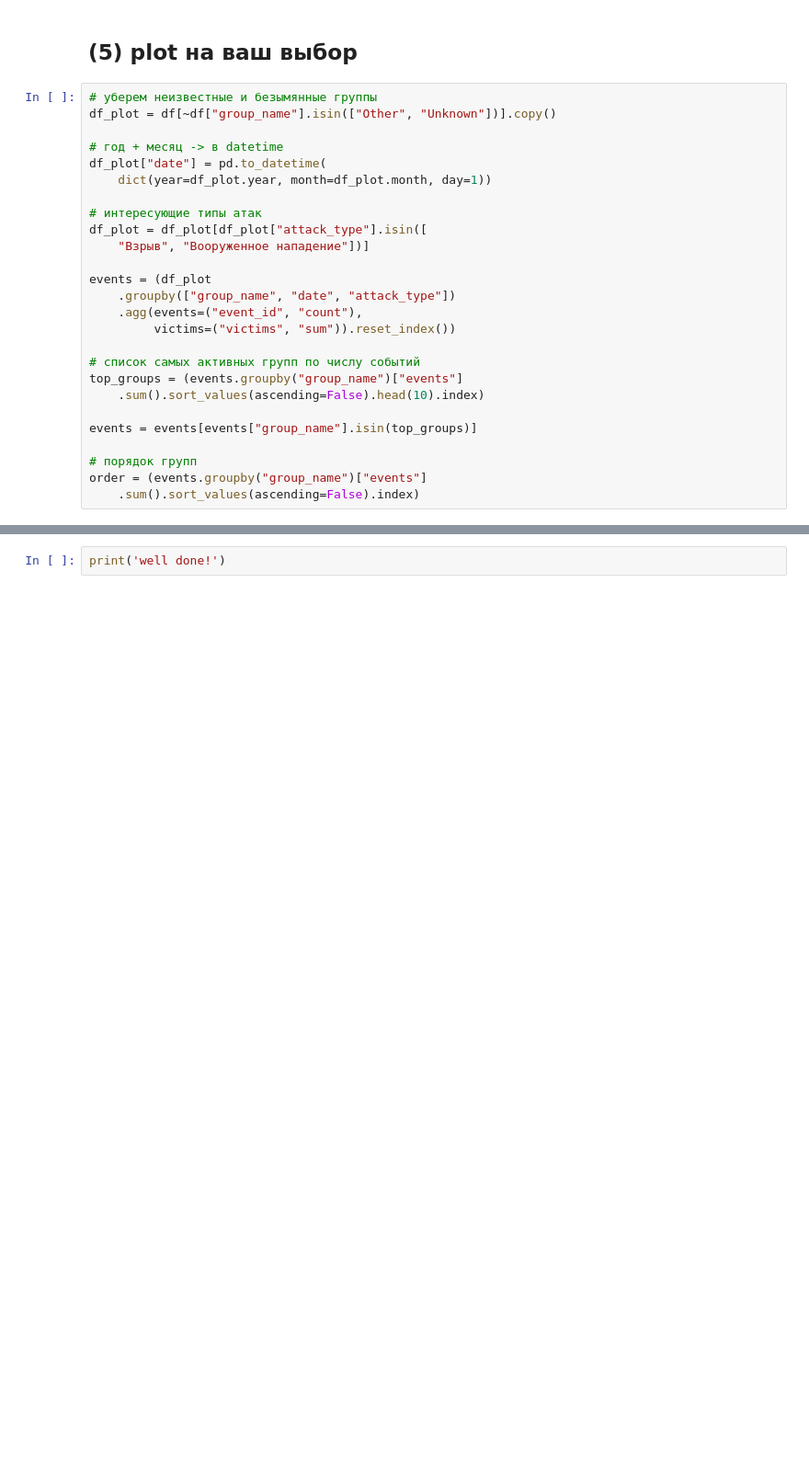
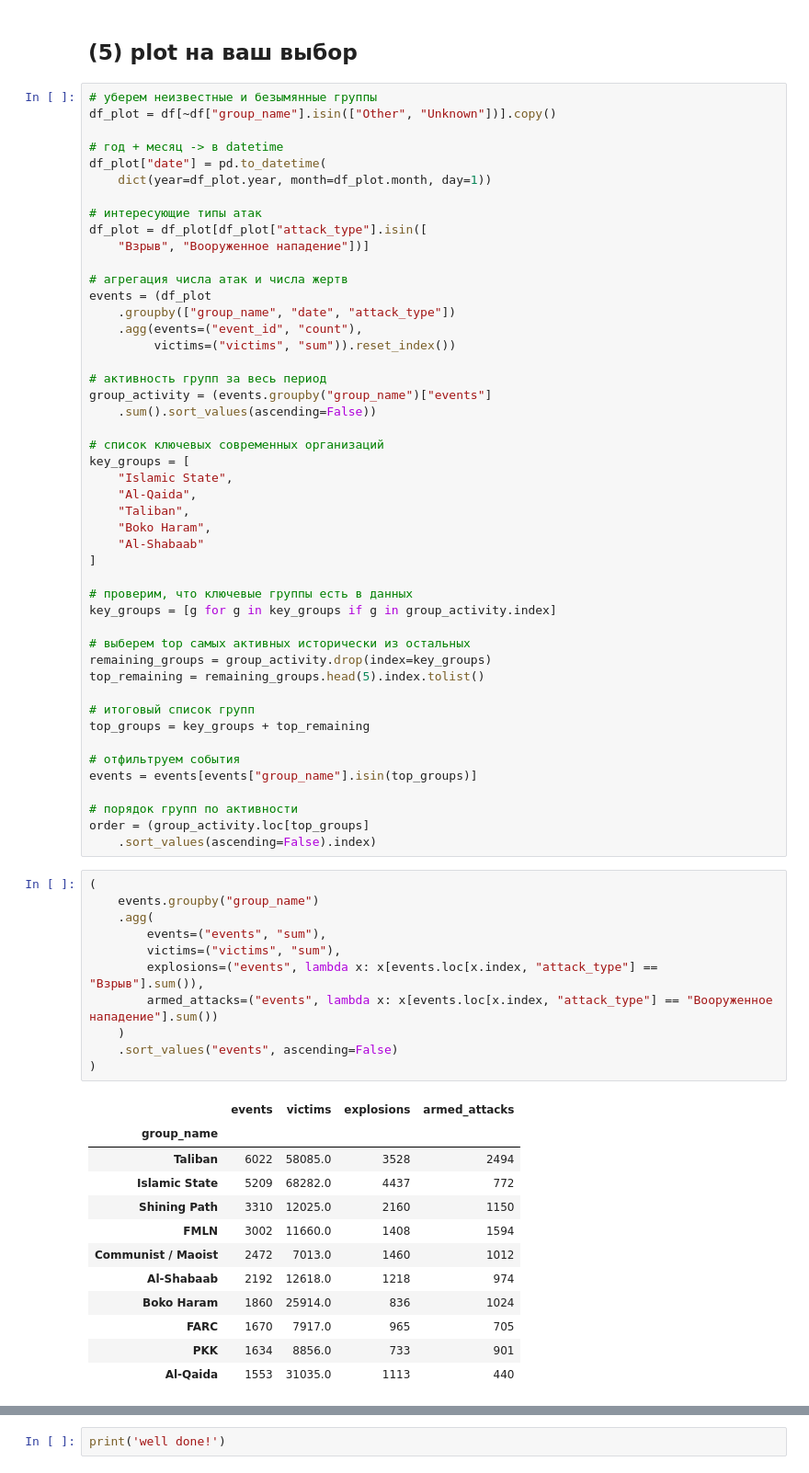
Before and after one commit to niki3080/EDA_Terrorism_ds, a Jupyter notebook: notebooks/02_EDA.ipynb, the cells around one changed output, grey strips where cells are left out. Shown at 92% size. Drawn from its saved outputs; the diff is of its cells as text; blank space fills up the shorter version.

```diff
--- a/notebooks/02_EDA.ipynb
+++ b/notebooks/02_EDA.ipynb
@@ -540,17 +620,62 @@ df_plot["date"] = pd.to_datetime(
 df_plot = df_plot[df_plot["attack_type"].isin([
     "Взрыв", "Вооруженное нападение"])]
 
+# агрегация числа атак и числа жертв
 events = (df_plot
     .groupby(["group_name", "date", "attack_type"])
     .agg(events=("event_id", "count"),
          victims=("victims", "sum")).reset_index())
 
-# список самых активных групп по числу событий
-top_groups = (events.groupby("group_name")["events"]
-    .sum().sort_values(ascending=False).head(10).index)
+# активность групп за весь период
+group_activity = (events.groupby("group_name")["events"]
+    .sum().sort_values(ascending=False))
 
+# список ключевых современных организаций
+key_groups = [
+    "Islamic State",
+    "Al-Qaida",
+    "Taliban",
+    "Boko Haram",
+    "Al-Shabaab"
+]
+
+# проверим, что ключевые группы есть в данных
+key_groups = [g for g in key_groups if g in group_activity.index]
+
+# выберем top самых активных исторически из остальных
+remaining_groups = group_activity.drop(index=key_groups)
+top_remaining = remaining_groups.head(5).index.tolist()
+
+# итоговый список групп
+top_groups = key_groups + top_remaining
+
+# отфильтруем события
 events = events[events["group_name"].isin(top_groups)]
 
-# порядок групп
-order = (events.groupby("group_name")["events"]
-    .sum().sort_values(ascending=False).index)
+# порядок групп по активности
+order = (group_activity.loc[top_groups]
+    .sort_values(ascending=False).index)
+# %%
+(
+    events.groupby("group_name")
+    .agg(
+        events=("events", "sum"),
+        victims=("victims", "sum"),
+        explosions=("events", lambda x: x[events.loc[x.index, "attack_type"] == "Взрыв"].sum()),
+        armed_attacks=("events", lambda x: x[events.loc[x.index, "attack_type"] == "Вооруженное нападение"].sum())
+    )
+    .sort_values("events", ascending=False)
+)
+# %% [output]
+|  | events | victims | explosions | armed_attacks |
+| group_name |  |  |  |  |
+| Taliban | 6022 | 58085.0 | 3528 | 2494 |
+| Islamic State | 5209 | 68282.0 | 4437 | 772 |
+| Shining Path | 3310 | 12025.0 | 2160 | 1150 |
+| FMLN | 3002 | 11660.0 | 1408 | 1594 |
+| Communist / Maoist | 2472 | 7013.0 | 1460 | 1012 |
+| Al-Shabaab | 2192 | 12618.0 | 1218 | 974 |
+| Boko Haram | 1860 | 25914.0 | 836 | 1024 |
+| FARC | 1670 | 7917.0 | 965 | 705 |
+| PKK | 1634 | 8856.0 | 733 | 901 |
+| Al-Qaida | 1553 | 31035.0 | 1113 | 440 |
```
Also changed, not shown: parts of 20 cells of this notebook, 1 other file.
